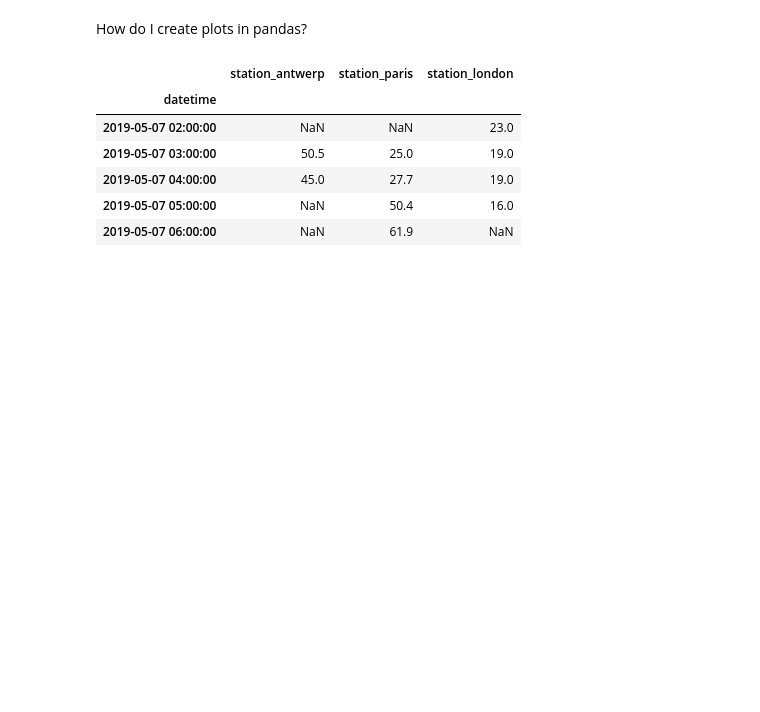
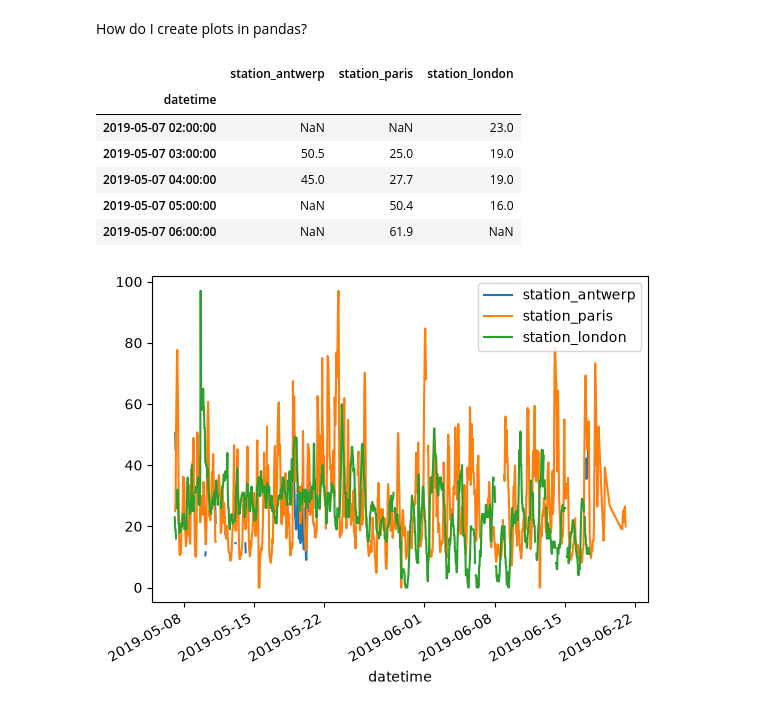
Before and after one commit to itmadityajoshi/pandas-one-shot, a Jupyter notebook: Plots.ipynb, the cells around one changed output. Cells and saved outputs as stored; diff of their text form; code cells hidden in the pictures; blank space fills up the shorter version.

Commit message:
Plot graph a/c to the series

```diff
--- a/Plots.ipynb
+++ b/Plots.ipynb
@@ -16,3 +16,8 @@ air_quality.head()
 | 2019-05-07 04:00:00 | 45.0 | 27.7 | 19.0 |
 | 2019-05-07 05:00:00 | NaN | 50.4 | 16.0 |
 | 2019-05-07 06:00:00 | NaN | 61.9 | NaN |
+# %%
+air_quality.plot()
+plt.show()
+# %% [output]
+[figure, added]
```
Also changed, not shown: parts of 1 cell of this notebook.
